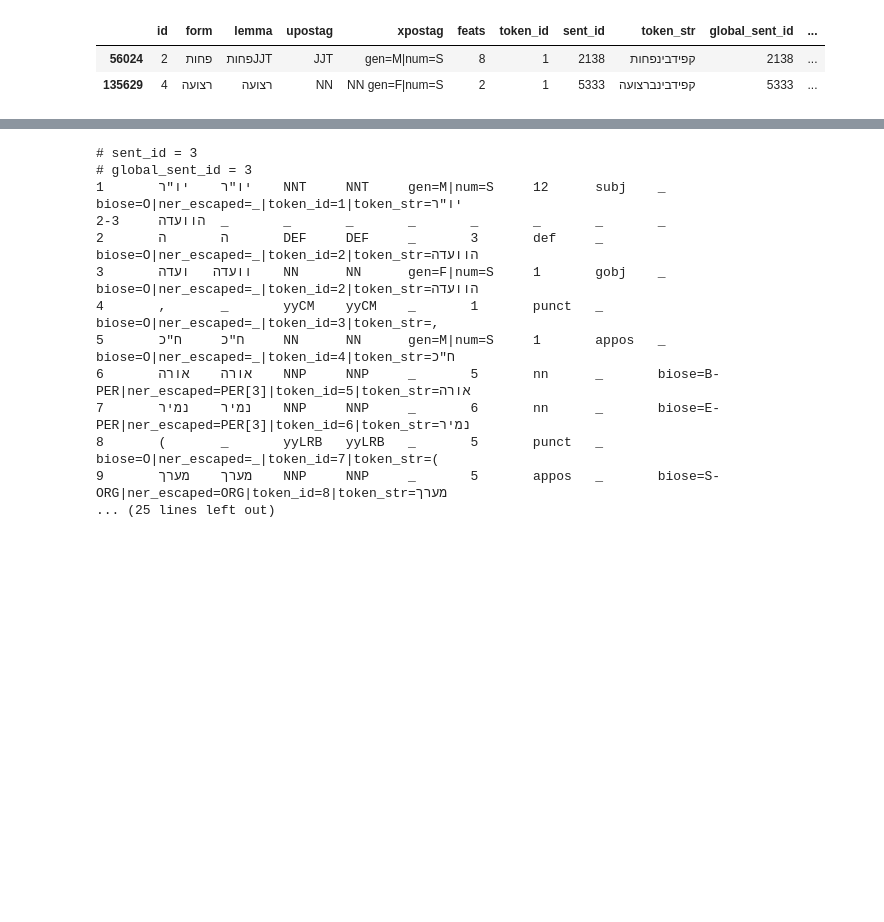
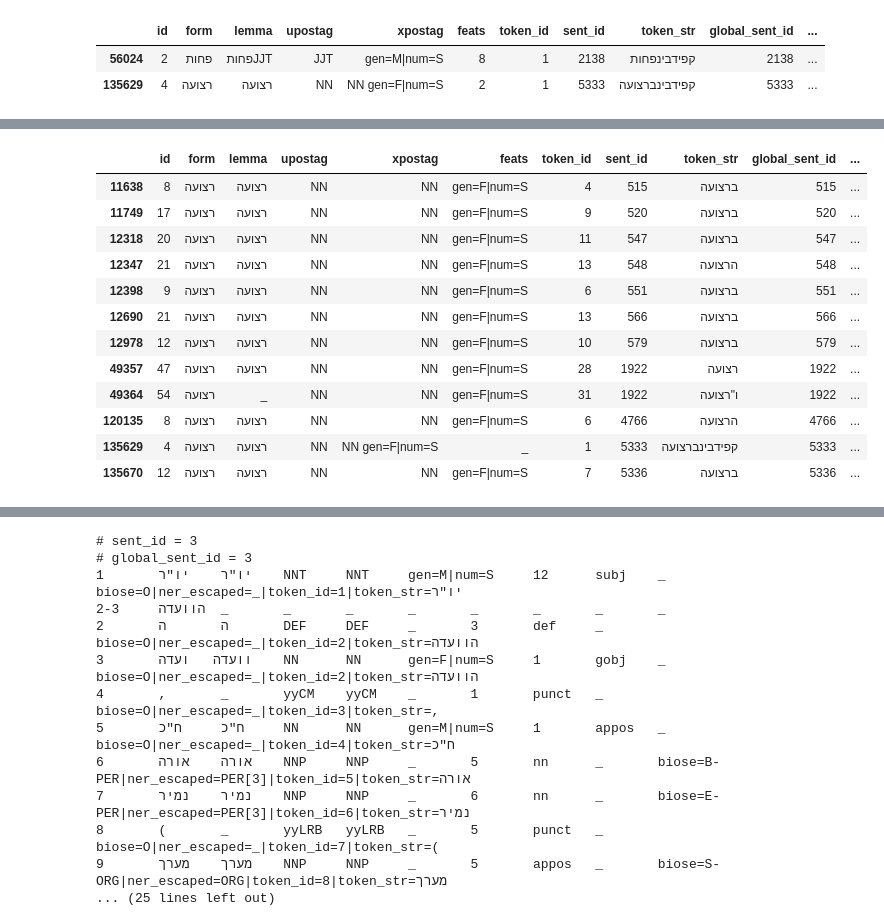
Before and after one commit to cjer/NER, a Jupyter notebook: 17_treebank_alignments.ipynb, the cells around one changed output, grey strips where cells are left out. Saved outputs shown, nothing was run; the diff lists cells and outputs as text; code cells hidden in the pictures; blank space fills up the shorter version.

```diff
--- a/17_treebank_alignments.ipynb
+++ b/17_treebank_alignments.ipynb
@@ -1707,3 +1709,19 @@ spdf_fixed[spdf_fixed.global_sent_id==2138]
 | 56035 | 13 | ה | ה | DEF | DEF | _ | 9 | 2138 | לאסיפה | 2138 | ... |
 | 56036 | 14 | אסיפה | אסיפה | NN | NN | gen=F|num=S | 9 | 2138 | לאסיפה | 2138 | ... |
 | 56037 | 15 | . | _ | yyDOT | yyDOT | _ | 10 | 2138 | . | 2138 | ... |
+# %%
+spdf_fixed[spdf_fixed.form=='רצועה']
+# %% [output]
+|  | id | form | lemma | upostag | xpostag | feats | token_id | sent_id | token_str | global_sent_id | ... |
+| 11638 | 8 | רצועה | רצועה | NN | NN | gen=F|num=S | 4 | 515 | ברצועה | 515 | ... |
+| 11749 | 17 | רצועה | רצועה | NN | NN | gen=F|num=S | 9 | 520 | ברצועה | 520 | ... |
+| 12318 | 20 | רצועה | רצועה | NN | NN | gen=F|num=S | 11 | 547 | ברצועה | 547 | ... |
+| 12347 | 21 | רצועה | רצועה | NN | NN | gen=F|num=S | 13 | 548 | הרצועה | 548 | ... |
+| 12398 | 9 | רצועה | רצועה | NN | NN | gen=F|num=S | 6 | 551 | ברצועה | 551 | ... |
+| 12690 | 21 | רצועה | רצועה | NN | NN | gen=F|num=S | 13 | 566 | ברצועה | 566 | ... |
+| 12978 | 12 | רצועה | רצועה | NN | NN | gen=F|num=S | 10 | 579 | ברצועה | 579 | ... |
+| 49357 | 47 | רצועה | רצועה | NN | NN | gen=F|num=S | 28 | 1922 | רצועה | 1922 | ... |
+| 49364 | 54 | רצועה | _ | NN | NN | gen=F|num=S | 31 | 1922 | ו"רצועה | 1922 | ... |
+| 120135 | 8 | רצועה | רצועה | NN | NN | gen=F|num=S | 6 | 4766 | הרצועה | 4766 | ... |
+| 135629 | 4 | רצועה | רצועה | NN | NN gen=F|num=S | _ | 1 | 5333 | קפידבינברצועה | 5333 | ... |
+| 135670 | 12 | רצועה | רצועה | NN | NN | gen=F|num=S | 7 | 5336 | ברצועה | 5336 | ... |
```
Also changed, not shown: parts of 38 cells of this notebook, 16 other files.
